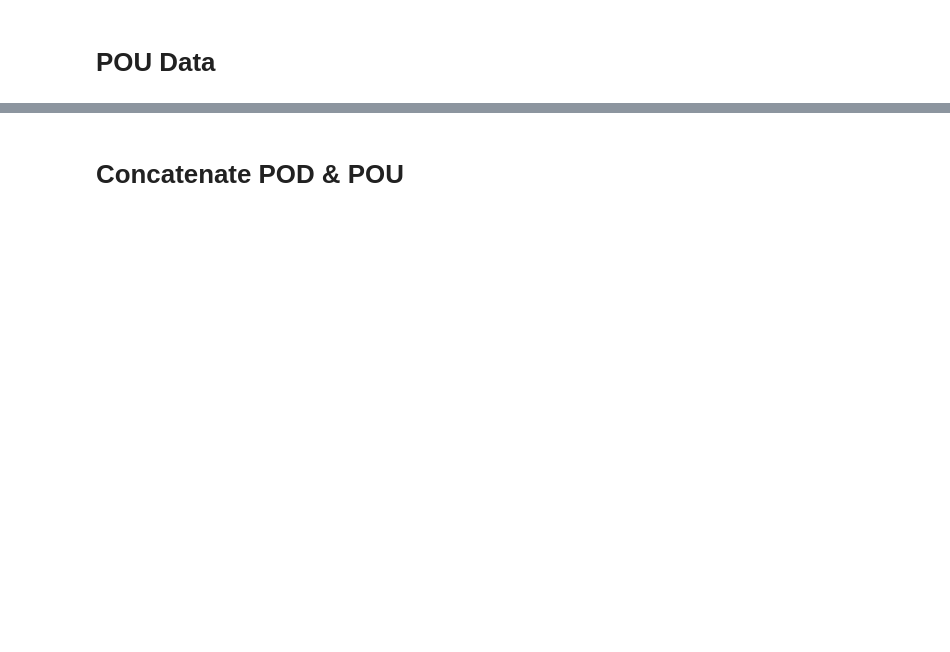
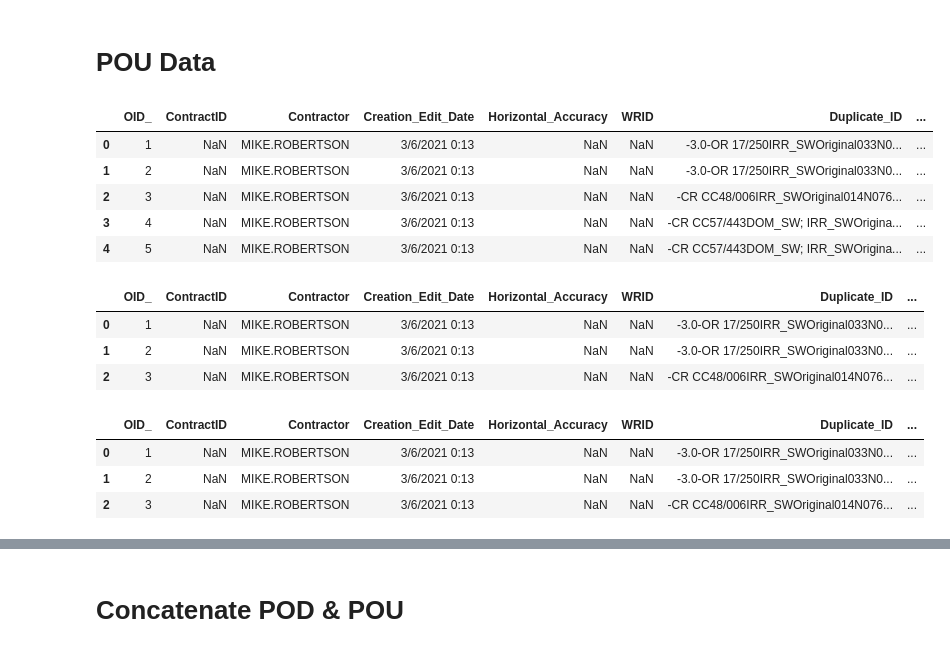
Before and after one commit to WSWCWaterDataExchange/MappingStatesDataToWaDE2.0, a Jupyter notebook: Wyoming/WaterAllocation/0_PreProcessWyomingAllocationData.ipynb, the cells around one changed output, grey strips where cells are left out. Saved outputs shown, nothing was run; the diff lists cells and outputs as text; code cells hidden in the pictures; blank space fills up the shorter version.

```diff
--- a/Wyoming/WaterAllocation/0_PreProcessWyomingAllocationData.ipynb
+++ b/Wyoming/WaterAllocation/0_PreProcessWyomingAllocationData.ipynb
@@ -500,8 +590,31 @@ df.head(10)
+# %%
+# Input File
+POU_Input = "RawInputData/POU_input.csv"
+df = pd.read_csv(POU_Input)
+
+# WaDE UUID tracker for data assessment
+if 'WaDEUUID' not in df:
+    df['WaDEUUID'] = "wyU" + df.index.astype(str)
+    df.to_csv('RawInputData/POU_input.csv', index=False)
+
+df.head(5)
+# %% [output]
+|  | OID_ | ContractID | Contractor | Creation_Edit_Date | Horizontal_Accuracy | WRID | Duplicate_ID | ... |
+| 0 | 1 | NaN | MIKE.ROBERTSON | 3/6/2021 0:13 | NaN | NaN | -3.0-OR 17/250IRR_SWOriginal033N0... | ... |
+| 1 | 2 | NaN | MIKE.ROBERTSON | 3/6/2021 0:13 | NaN | NaN | -3.0-OR 17/250IRR_SWOriginal033N0... | ... |
+| 2 | 3 | NaN | MIKE.ROBERTSON | 3/6/2021 0:13 | NaN | NaN | -CR CC48/006IRR_SWOriginal014N076... | ... |
+| 3 | 4 | NaN | MIKE.ROBERTSON | 3/6/2021 0:13 | NaN | NaN | -CR CC57/443DOM_SW; IRR_SWOrigina... | ... |
+| 4 | 5 | NaN | MIKE.ROBERTSON | 3/6/2021 0:13 | NaN | NaN | -CR CC57/443DOM_SW; IRR_SWOrigina... | ... |
 # %%
 #Update datatype of Priority Date to fit WaDE 2.0 structure
 df['PriorityDate'] = pd.to_datetime(df['PriorityDate'])
 df['PriorityDate'] = pd.to_datetime(df["PriorityDate"].dt.strftime('%m/%d/%Y'))
 df.head(3)
+# %% [output]
+|  | OID_ | ContractID | Contractor | Creation_Edit_Date | Horizontal_Accuracy | WRID | Duplicate_ID | ... |
+| 0 | 1 | NaN | MIKE.ROBERTSON | 3/6/2021 0:13 | NaN | NaN | -3.0-OR 17/250IRR_SWOriginal033N0... | ... |
+| 1 | 2 | NaN | MIKE.ROBERTSON | 3/6/2021 0:13 | NaN | NaN | -3.0-OR 17/250IRR_SWOriginal033N0... | ... |
+| 2 | 3 | NaN | MIKE.ROBERTSON | 3/6/2021 0:13 | NaN | NaN | -CR CC48/006IRR_SWOriginal014N076... | ... |
 # %%
 #Creating WaDE Owner Field.
 #Create from Owner field. If empty, use LastName + FirstName fields.
@@ -517,6 +630,11 @@ def retrieveOwner(Com, FN, LN):
     return outList
 df['WaDEOwner'] = df.apply(lambda row: retrieveOwner(row['Company'], row['FirstName'], row['LastName']), axis=1)
 df.head(3)
+# %% [output]
+|  | OID_ | ContractID | Contractor | Creation_Edit_Date | Horizontal_Accuracy | WRID | Duplicate_ID | ... |
+| 0 | 1 | NaN | MIKE.ROBERTSON | 3/6/2021 0:13 | NaN | NaN | -3.0-OR 17/250IRR_SWOriginal033N0... | ... |
+| 1 | 2 | NaN | MIKE.ROBERTSON | 3/6/2021 0:13 | NaN | NaN | -3.0-OR 17/250IRR_SWOriginal033N0... | ... |
+| 2 | 3 | NaN | MIKE.ROBERTSON | 3/6/2021 0:13 | NaN | NaN | -CR CC48/006IRR_SWOriginal014N076... | ... |
 # %%
 #Creating Beneficial Use.
 #Need to translate WY abbreviatoins to a workable format.
```
Also changed, not shown: parts of 30 cells of this notebook, 5 other files.
